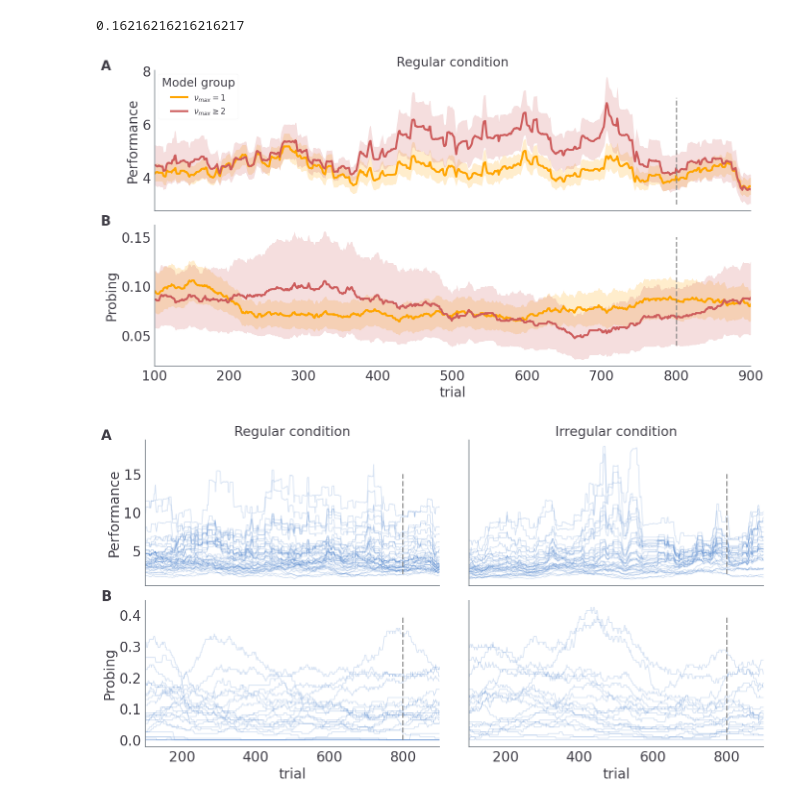
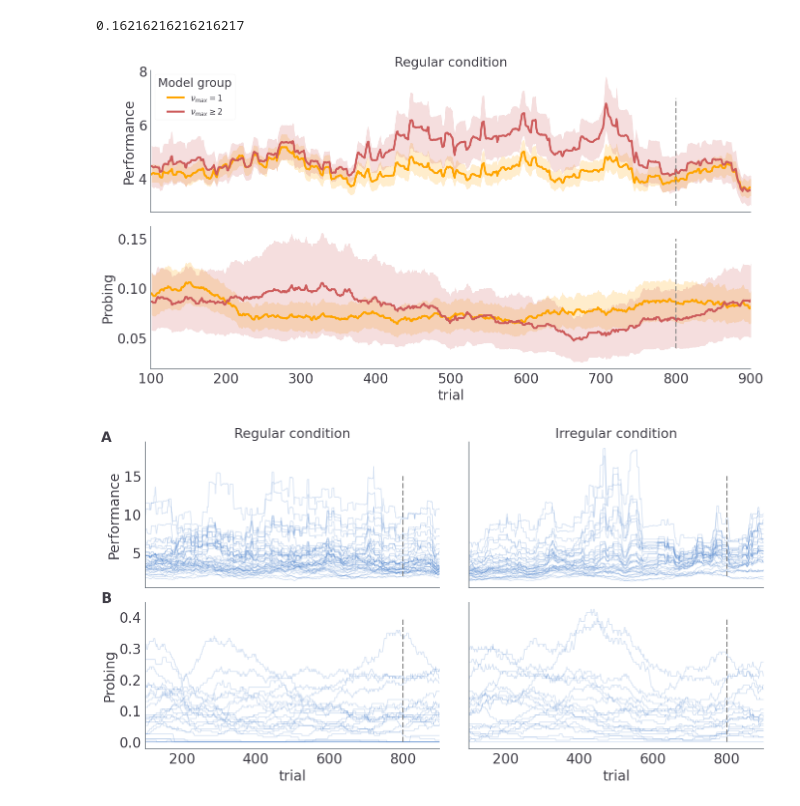
Before and after one commit to dimarkov/pybefit, a Jupyter notebook: examples/temporal_rev_learn/plot_behavioural_data.ipynb, the cells around one changed output. Saved outputs shown, nothing was run; the diff lists cells and outputs as text; code cells hidden in the pictures.

Commit message:
removed labels from figure 10

```diff
--- a/examples/temporal_rev_learn/plot_behavioural_data.ipynb
+++ b/examples/temporal_rev_learn/plot_behavioural_data.ipynb
@@ -295,37 +295,34 @@ mu, ci = get_stats(rp11)
 axes[0].plot(trials, mu, color='indianred', lw=3, label=r'$\nu_{max}\geq 2$');
 axes[0].fill_between(trials, mu - ci, y2=mu + ci, color='indianred', alpha=.2);
 ##############################################################################################
 
 exp_reg = regs * expl_subs
 rl1 = rolling_odds[exp_reg][locs1[exp_reg], :].T
 mu, ci = get_stats(rl1)
 axes[-1].plot(trials, mu, color='orange', lw=3, label=r'$\nu_{max}=1$');
 axes[-1].fill_between(trials, mu - ci, y2=mu + ci, color='orange', alpha=.2);
 
 rl11 = rolling_odds[exp_reg][locs2[exp_reg], :].T
 mu, ci = get_stats(rl11)
 axes[-1].plot(trials, mu, color='indianred', lw=3, label=r'$\nu_{max}\geq 2$');
 axes[-1].fill_between(trials, mu - ci, y2=mu + ci, color='indianred', alpha=.2);
 ##############################################################################################
 
 axes[0].vlines(800, 3, 7, color='gray', linestyle='--', lw=2, alpha=.8)
 axes[-1].vlines(800, 0.04, 0.15, color='gray', linestyle='--', lw=2, alpha=.8)
 
 axes[0].legend(loc=2, title='Model group', fontsize=12)
 
 axes[0].set_ylabel('Performance');
 axes[-1].set_ylabel('Probing');
 axes[0].set_title('Regular condition')
 axes[-1].set_xlabel('trial')
 axes[-1].set_xlim([100, 900])
 
-for i in range(2):
-    axes[i].text(-.09, 1., string.ascii_uppercase[i], transform=axes[i].transAxes, size=20, weight='bold')
-
 sns.despine(fig)
 fig.savefig('Fig9.pdf', transparent=True, dpi=300)
 # %% [output]
-[figure, old version]
+[figure, new version]
 # %%
 ws = 201
 locs1 = probs.argmax(-1) == 0
```
Also changed, not shown: parts of 1 cell of this notebook.
